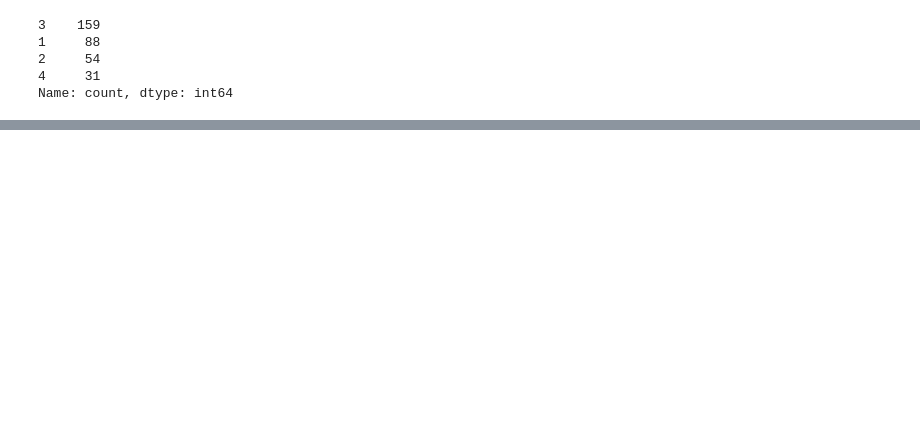
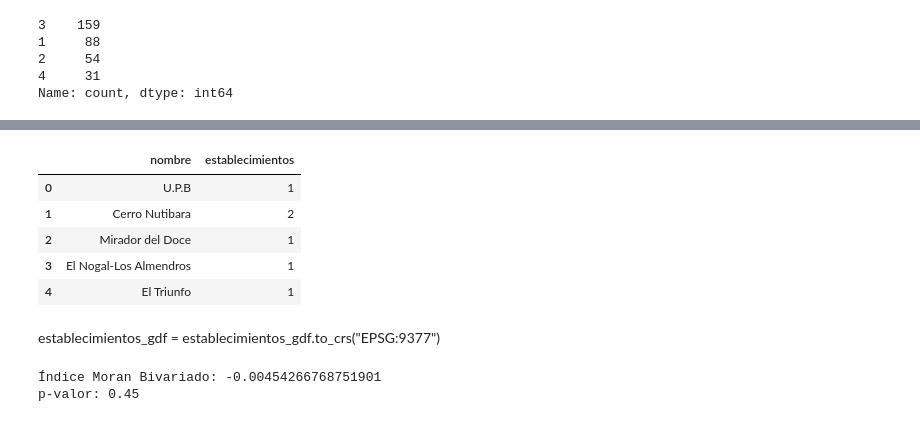
Before and after one commit to jdavidortega/Geographic_Data_Science_with_Python, a Jupyter notebook: Geospatial/autocorrelacion_espacial.ipynb, the cells around one changed output, grey strips where cells are left out. Cells and saved outputs as stored; diff of their text form; code cells hidden in the pictures; blank space fills up the shorter version.

```diff
--- a/Geospatial/autocorrelacion_espacial.ipynb
+++ b/Geospatial/autocorrelacion_espacial.ipynb
@@ -301,0 +335,32 @@ Name: count, dtype: int64
+# %%
+join_est = gpd.sjoin(
+    barrios[["nombre", "geometry"]],
+    establecimientos_gdf[["geometry"]],
+    how="left",
+    predicate="intersects"
+)
+
+establecimientos_por_barrio = (
+    join_est.groupby("nombre")
+            .size()
+            .reset_index(name="establecimientos")
+)
+
+# Unir al GeoDataFrame original
+barrios_establecimientos = barrios.merge(
+    establecimientos_por_barrio, on="nombre", how="left"
+)
+barrios_establecimientos["establecimientos"] = (
+    barrios_establecimientos["establecimientos"].fillna(0).astype(int)
+)
+
+barrios_establecimientos[["nombre", "establecimientos"]].head()
+# %% [output]
+|  | nombre | establecimientos |
+| 0 | U.P.B | 1 |
+| 1 | Cerro Nutibara | 2 |
+| 2 | Mirador del Doce | 1 |
+| 3 | El Nogal-Los Almendros | 1 |
+| 4 | El Triunfo | 1 |
+# %% [markdown]
+establecimientos_gdf = establecimientos_gdf.to_crs("EPSG:9377")
@@ -301,0 +378,10 @@ Name: count, dtype: int64
+# %%
+from esda import Moran_BV
+
+moran_bv = Moran_BV(y_hurtos, y_est, wq)
+
+print("Índice Moran Bivariado:", moran_bv.I)
+print("p-valor:", moran_bv.p_sim)
+# %% [output]
+Índice Moran Bivariado: -0.00454266768751901
+p-valor: 0.45
```
Also changed, not shown: parts of 13 cells of this notebook, 1 other file.
